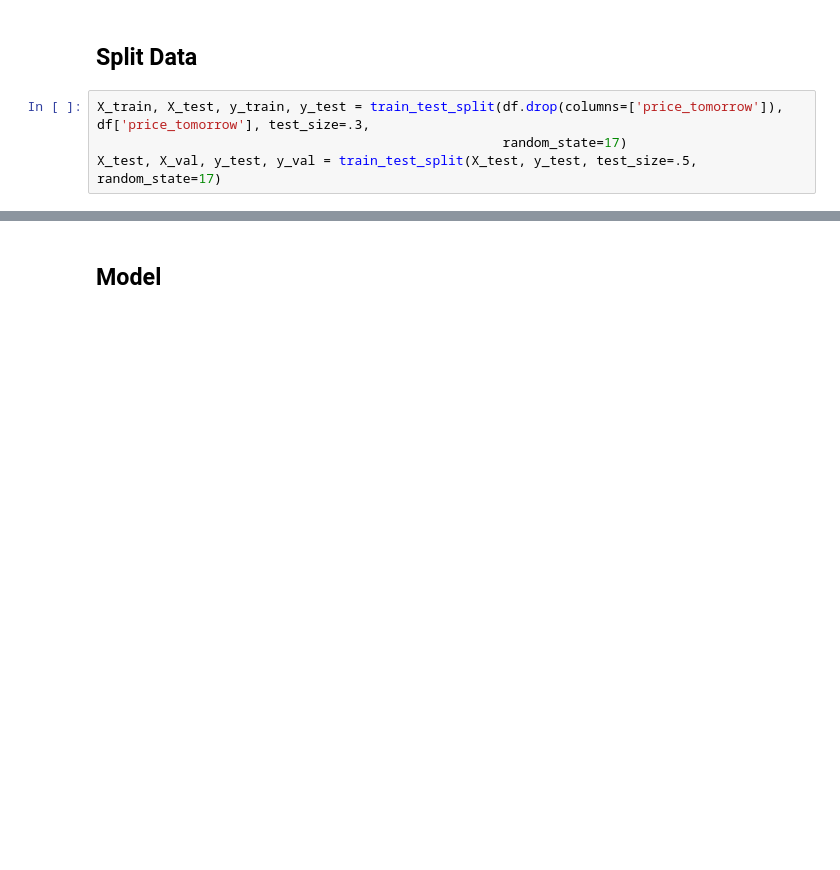
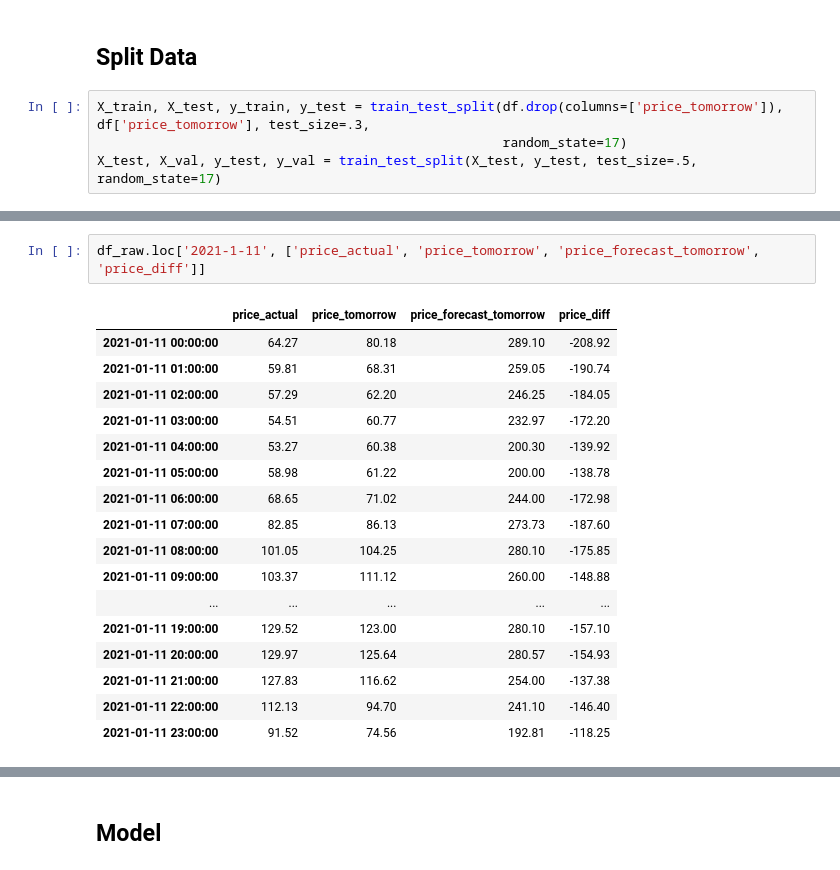
Before and after one commit to EvanHolder/Predicting-Energy-Markets-in-Spain, a Jupyter notebook: notebooks/XGBoost.ipynb, the cells around one changed output, grey strips where cells are left out. Cells and saved outputs as stored; diff of their text form; blank space fills up the shorter version.

```diff
--- a/notebooks/XGBoost.ipynb
+++ b/notebooks/XGBoost.ipynb
@@ -56,0 +197,20 @@ X_test, X_val, y_test, y_val = train_test_split(X_test, y_test, test_size=.5, ra
+# %%
+df_raw.loc['2021-1-11', ['price_actual', 'price_tomorrow', 'price_forecast_tomorrow', 'price_diff']]
+# %% [output]
+|  | price_actual | price_tomorrow | price_forecast_tomorrow | price_diff |
+| 2021-01-11 00:00:00 | 64.27 | 80.18 | 289.10 | -208.92 |
+| 2021-01-11 01:00:00 | 59.81 | 68.31 | 259.05 | -190.74 |
+| 2021-01-11 02:00:00 | 57.29 | 62.20 | 246.25 | -184.05 |
+| 2021-01-11 03:00:00 | 54.51 | 60.77 | 232.97 | -172.20 |
+| 2021-01-11 04:00:00 | 53.27 | 60.38 | 200.30 | -139.92 |
+| 2021-01-11 05:00:00 | 58.98 | 61.22 | 200.00 | -138.78 |
+| 2021-01-11 06:00:00 | 68.65 | 71.02 | 244.00 | -172.98 |
+| 2021-01-11 07:00:00 | 82.85 | 86.13 | 273.73 | -187.60 |
+| 2021-01-11 08:00:00 | 101.05 | 104.25 | 280.10 | -175.85 |
+| 2021-01-11 09:00:00 | 103.37 | 111.12 | 260.00 | -148.88 |
+| ... | ... | ... | ... | ... |
+| 2021-01-11 19:00:00 | 129.52 | 123.00 | 280.10 | -157.10 |
+| 2021-01-11 20:00:00 | 129.97 | 125.64 | 280.57 | -154.93 |
+| 2021-01-11 21:00:00 | 127.83 | 116.62 | 254.00 | -137.38 |
+| 2021-01-11 22:00:00 | 112.13 | 94.70 | 241.10 | -146.40 |
+| 2021-01-11 23:00:00 | 91.52 | 74.56 | 192.81 | -118.25 |
```
Also changed, not shown: parts of 21 cells of this notebook, 7 other files.
